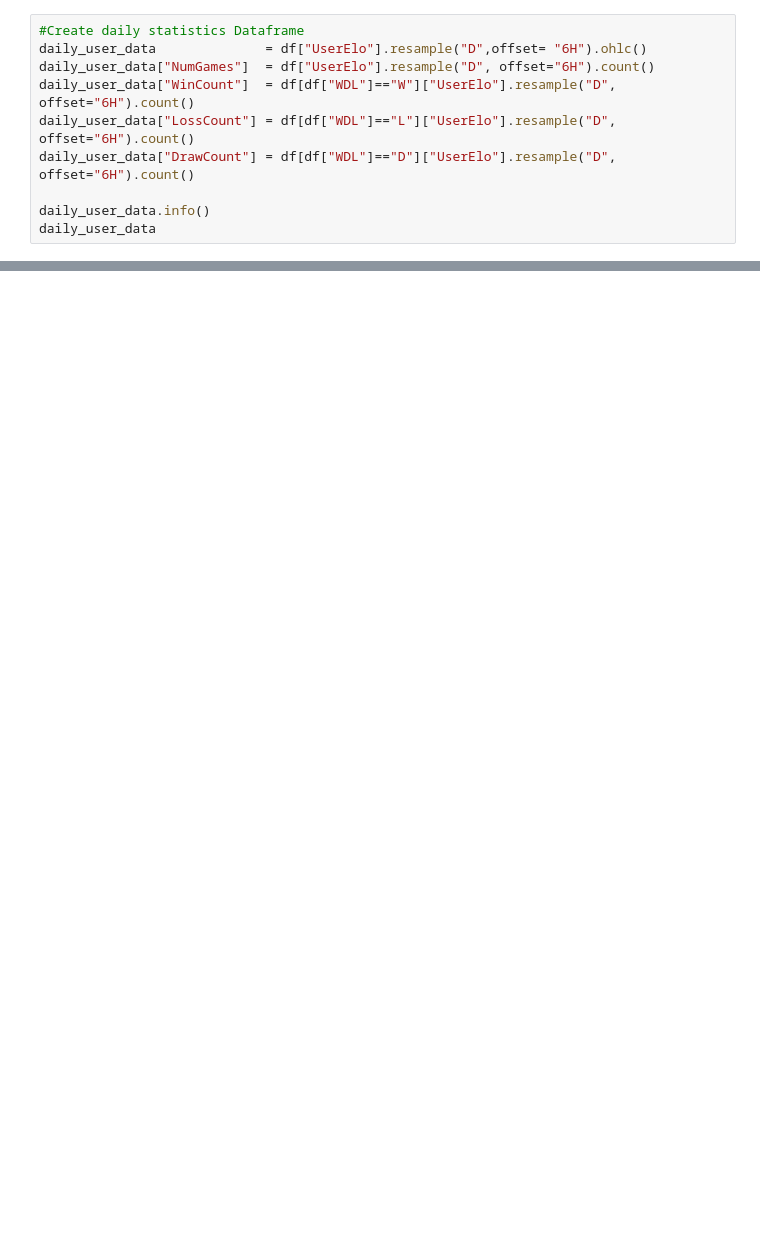
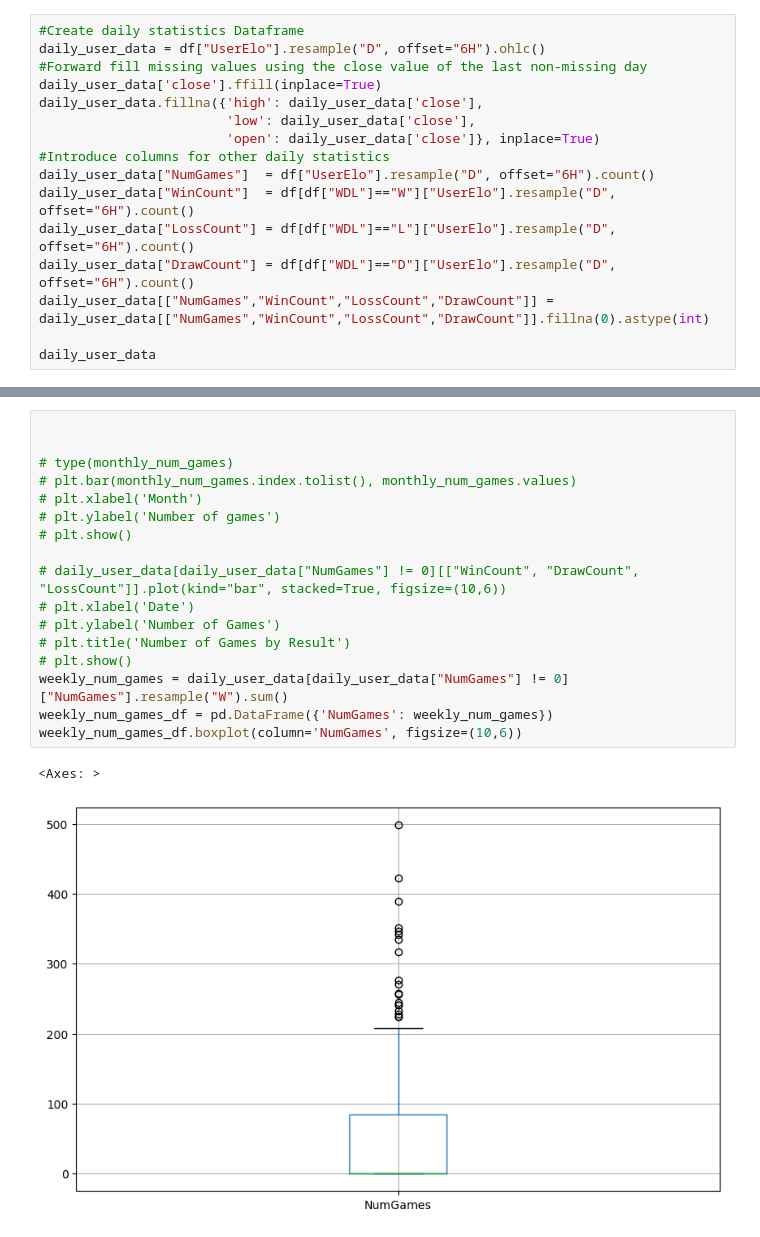
Before and after one commit to CWhitehead97/ChessTrading, a Jupyter notebook: notebooks/ChessQuant.ipynb, the cells around one changed output, grey strips where cells are left out. Saved outputs shown, nothing was run; the diff lists cells and outputs as text; blank space fills up the shorter version.

```diff
--- a/notebooks/ChessQuant.ipynb
+++ b/notebooks/ChessQuant.ipynb
@@ -98,11 +129,17 @@ plt.show()
 # %%
 #Create daily statistics Dataframe
-daily_user_data              = df["UserElo"].resample("D",offset= "6H").ohlc()
+daily_user_data = df["UserElo"].resample("D", offset="6H").ohlc()
+#Forward fill missing values using the close value of the last non-missing day
+daily_user_data['close'].ffill(inplace=True)
+daily_user_data.fillna({'high': daily_user_data['close'],
+                        'low': daily_user_data['close'],
+                        'open': daily_user_data['close']}, inplace=True)
+#Introduce columns for other daily statistics
 daily_user_data["NumGames"]  = df["UserElo"].resample("D", offset="6H").count()
 daily_user_data["WinCount"]  = df[df["WDL"]=="W"]["UserElo"].resample("D", offset="6H").count()
 daily_user_data["LossCount"] = df[df["WDL"]=="L"]["UserElo"].resample("D", offset="6H").count()
 daily_user_data["DrawCount"] = df[df["WDL"]=="D"]["UserElo"].resample("D", offset="6H").count()
+daily_user_data[["NumGames","WinCount","LossCount","DrawCount"]] = daily_user_data[["NumGames","WinCount","LossCount","DrawCount"]].fillna(0).astype(int)
 
-daily_user_data.info()
 daily_user_data
 # %% [output]
@@ -138 +159,21 @@ memory usage: 98.2 KB
+# %%
+
+
+# type(monthly_num_games)
+# plt.bar(monthly_num_games.index.tolist(), monthly_num_games.values)
+# plt.xlabel('Month')
+# plt.ylabel('Number of games')
+# plt.show()
+
+# daily_user_data[daily_user_data["NumGames"] != 0][["WinCount", "DrawCount", "LossCount"]].plot(kind="bar", stacked=True, figsize=(10,6))
+# plt.xlabel('Date')
+# plt.ylabel('Number of Games')
+# plt.title('Number of Games by Result')
+# plt.show()
+weekly_num_games = daily_user_data[daily_user_data["NumGames"] != 0]["NumGames"].resample("W").sum()
+weekly_num_games_df = pd.DataFrame({'NumGames': weekly_num_games})
+weekly_num_games_df.boxplot(column='NumGames', figsize=(10,6))
+# %% [output]
+<Axes: >
+[figure, added]
 # %%
```
Also changed, not shown: parts of 12 cells of this notebook, 1 other file.
